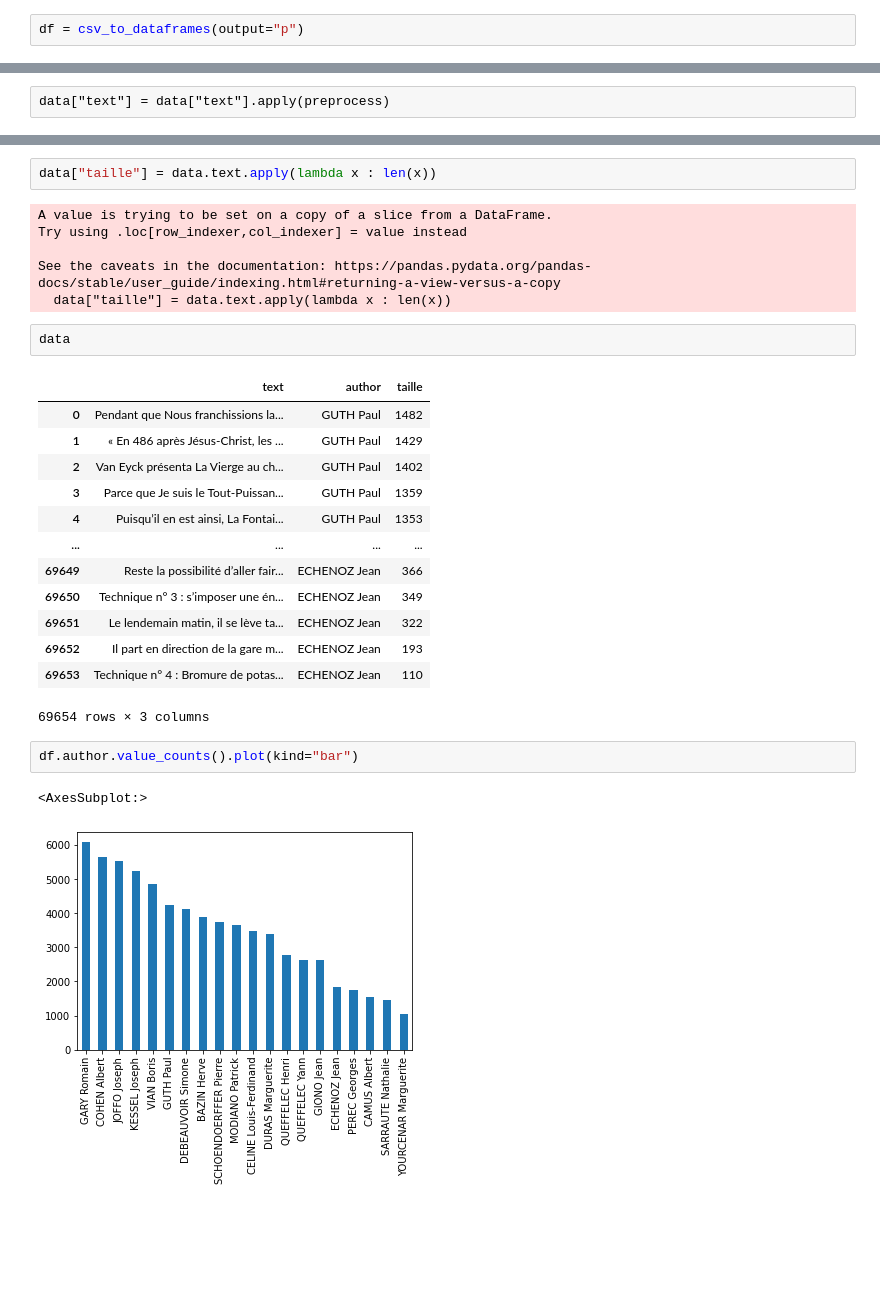
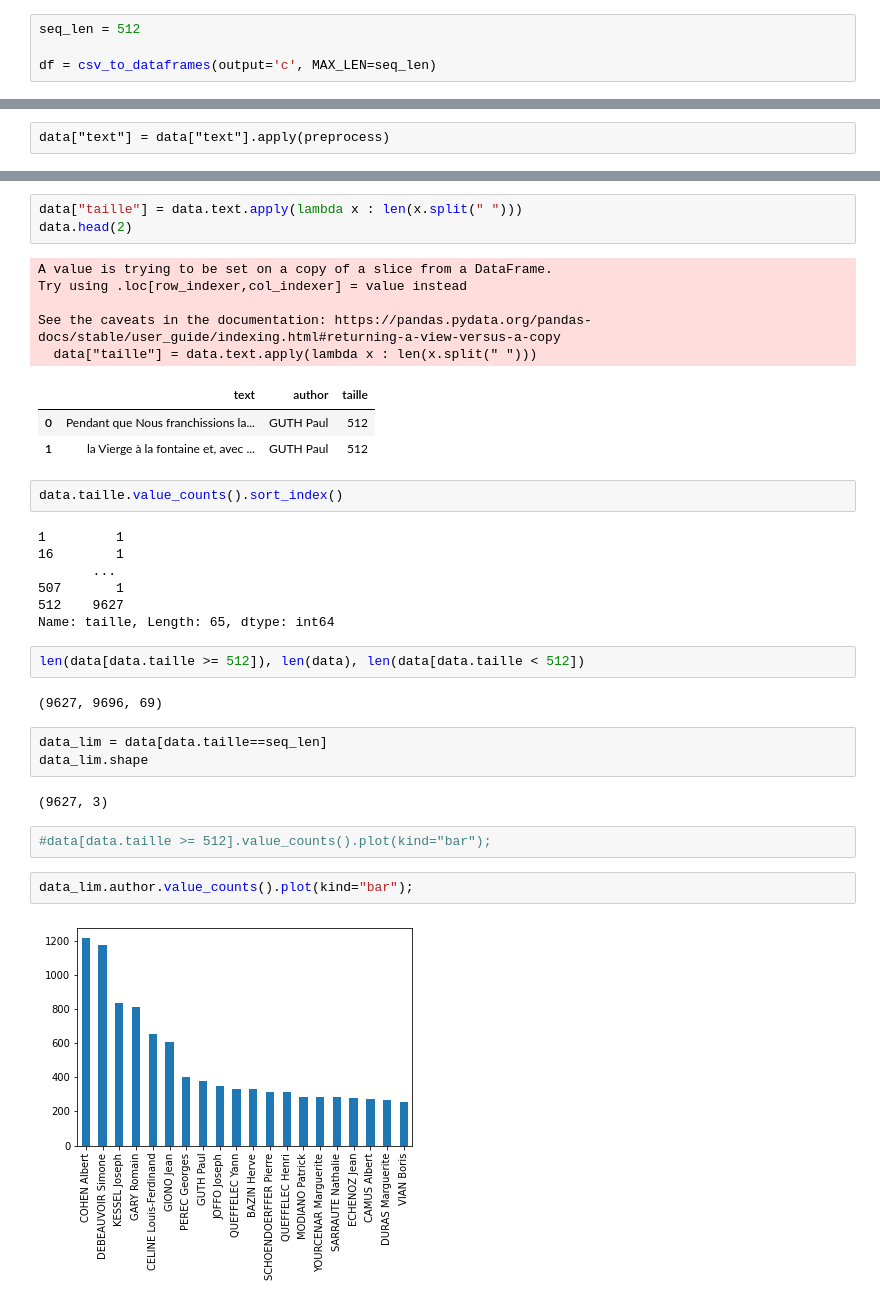
Before and after one commit to Cyr-dcx/author_style, a Jupyter notebook: notebooks/Cyrielle_Create_dataframes.ipynb, the cells around one changed output, grey strips where cells are left out. Drawn from its saved outputs; the diff is of its cells as text; blank space fills up the shorter version.

```diff
--- a/notebooks/Cyrielle_Create_dataframes.ipynb
+++ b/notebooks/Cyrielle_Create_dataframes.ipynb
@@ -17,3 +16,5 @@ clean_texts()
 # %%
-df = csv_to_dataframes(output="p")
+seq_len = 512
+
+df = csv_to_dataframes(output='c', MAX_LEN=seq_len)
 # %%
@@ -65,30 +70,37 @@ data.shape
 # %%
-data["taille"] = data.text.apply(lambda x : len(x))
+data["taille"] = data.text.apply(lambda x : len(x.split(" ")))
+data.head(2)
 # %% [output]
 A value is trying to be set on a copy of a slice from a DataFrame.
 Try using .loc[row_indexer,col_indexer] = value instead
 
 See the caveats in the documentation: https://pandas.pydata.org/pandas-docs/stable/user_guide/indexing.html#returning-a-view-versus-a-copy
-  data["taille"] = data.text.apply(lambda x : len(x))
+  data["taille"] = data.text.apply(lambda x : len(x.split(" ")))
+|  | text | author | taille |
+| 0 | Pendant que Nous franchissions la... | GUTH Paul | 512 |
+| 1 | la Vierge à la fontaine et, avec ... | GUTH Paul | 512 |
 # %%
-data
+data.taille.value_counts().sort_index()
 # %% [output]
-|  | text | author | taille |
-| 0 | Pendant que Nous franchissions la... | GUTH Paul | 1482 |
-| 1 | « En 486 après Jésus-Christ, les ... | GUTH Paul | 1429 |
-| 2 | Van Eyck présenta La Vierge au ch... | GUTH Paul | 1402 |
-| 3 | Parce que Je suis le Tout-Puissan... | GUTH Paul | 1359 |
-| 4 | Puisqu’il en est ainsi, La Fontai... | GUTH Paul | 1353 |
-| ... | ... | ... | ... |
-| 69649 | Reste la possibilité d’aller fair... | ECHENOZ Jean | 366 |
-| 69650 | Technique n° 3 : s’imposer une én... | ECHENOZ Jean | 349 |
-| 69651 | Le lendemain matin, il se lève ta... | ECHENOZ Jean | 322 |
-| 69652 | Il part en direction de la gare m... | ECHENOZ Jean | 193 |
-| 69653 | Technique n° 4 : Bromure de potas... | ECHENOZ Jean | 110 |
-69654 rows × 3 columns
+1         1
+16        1
+       ...
+507       1
+512    9627
+Name: taille, Length: 65, dtype: int64
+# %%
+len(data[data.taille >= 512]), len(data), len(data[data.taille < 512])
+# %% [output]
+(9627, 9696, 69)
+# %%
+data_lim = data[data.taille==seq_len]
+data_lim.shape
+# %% [output]
+(9627, 3)
+# %%
+#data[data.taille >= 512].value_counts().plot(kind="bar");
 # %%
-df.author.value_counts().plot(kind="bar")
+data_lim.author.value_counts().plot(kind="bar");
 # %% [output]
-<AxesSubplot:>
-[figure, old version]
+[figure, new version]
 # %%
```
Also changed, not shown: parts of 18 cells of this notebook, 11 other files.
